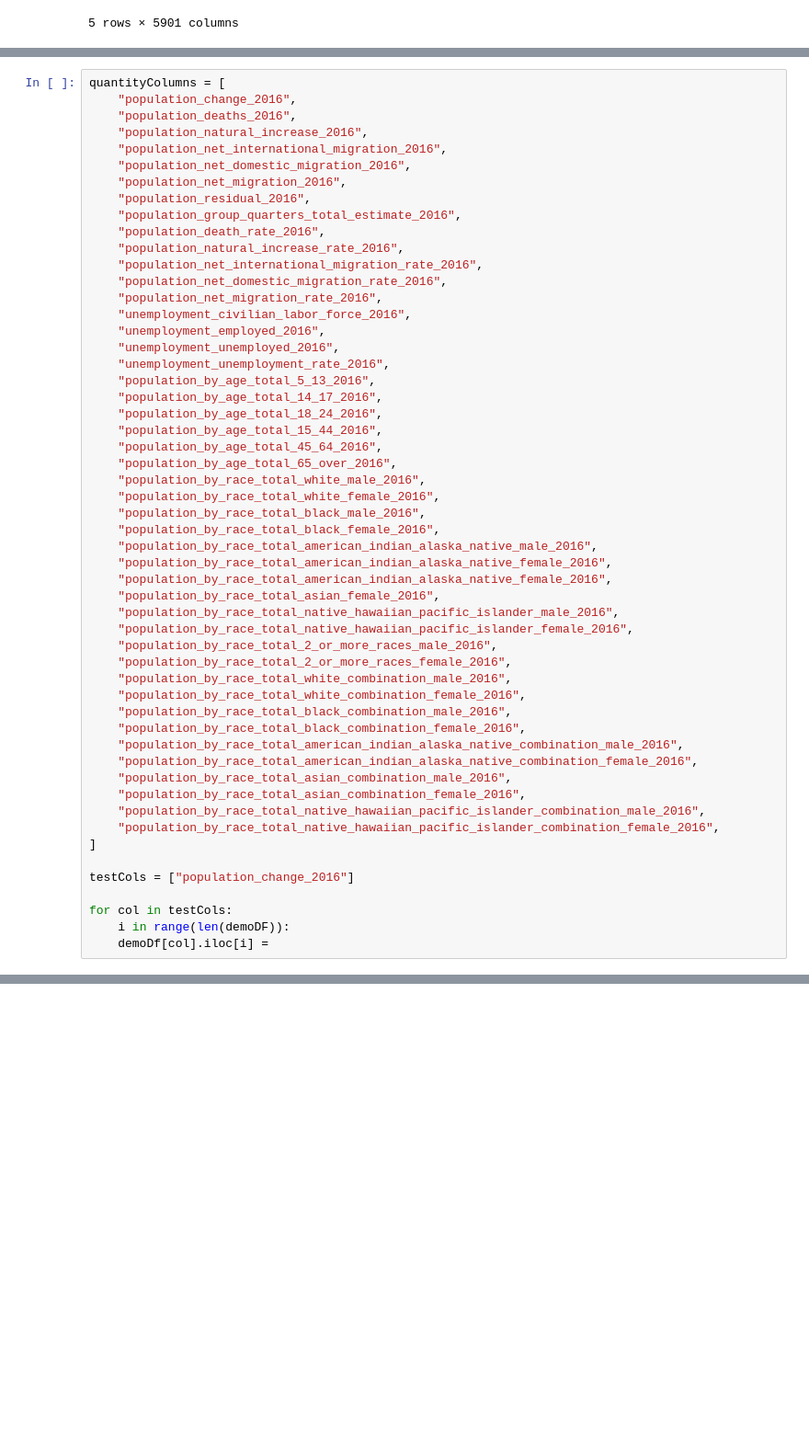
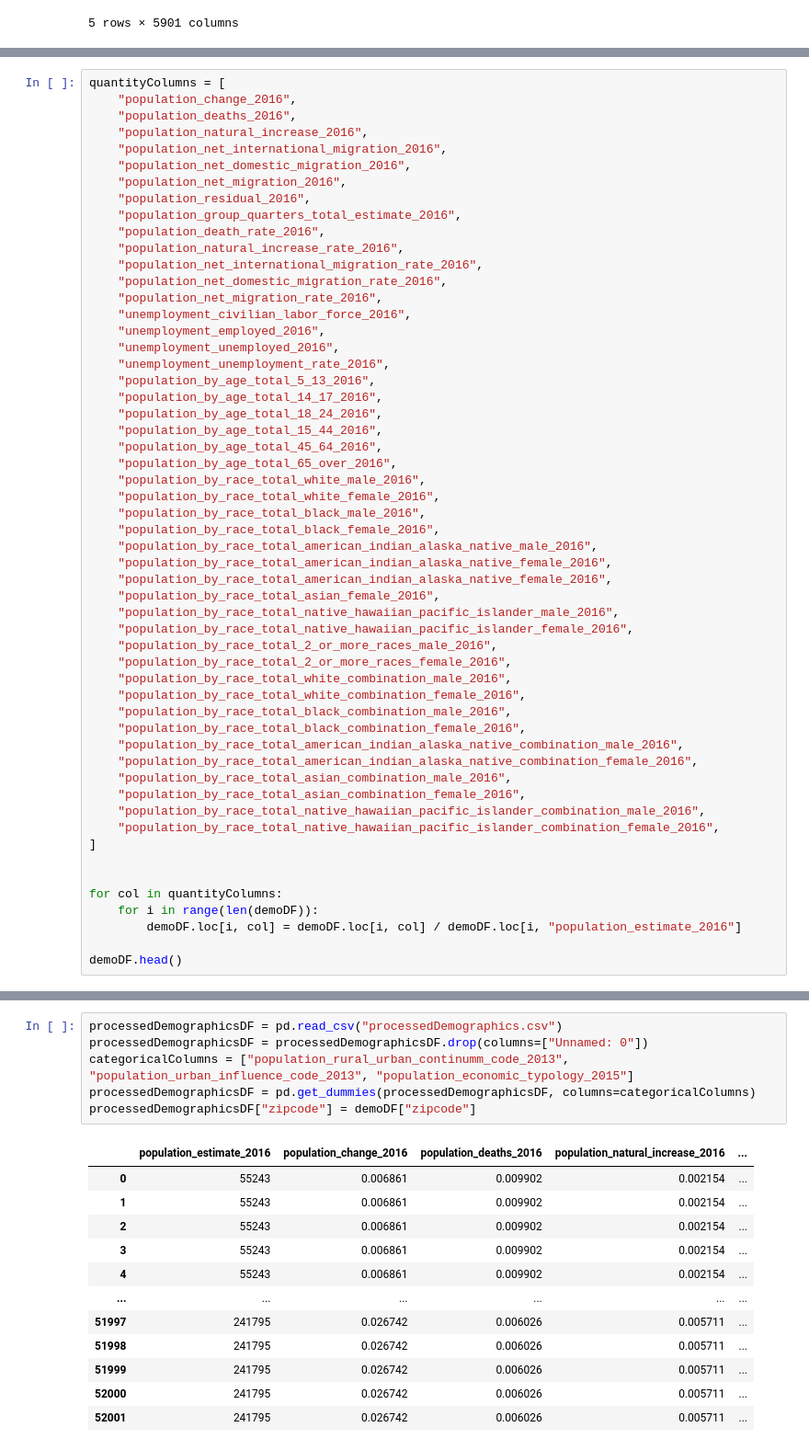
Before and after one commit to AlexBuchko/466Starbucks, a Jupyter notebook: main.ipynb, the cells around one changed output, grey strips where cells are left out. Shown at 92% size. Drawn from its saved outputs; the diff is of its cells as text; blank space fills up the shorter version.

```diff
--- a/main.ipynb
+++ b/main.ipynb
@@ -173,9 +174,10 @@ quantityColumns = [
     "population_by_race_total_native_hawaiian_pacific_islander_combination_female_2016",
 ]
 
-testCols = ["population_change_2016"]
 
-for col in testCols:
-    i in range(len(demoDF)):
-    demoDf[col].iloc[i] =
+for col in quantityColumns:
+    for i in range(len(demoDF)):
+        demoDF.loc[i, col] = demoDF.loc[i, col] / demoDF.loc[i, "population_estimate_2016"]
+
+demoDF.head()
 # %% [output]
@@ -197,0 +195,19 @@ Name: population_by_age_total_45_64_2016, Length: 52002, dtype: float64
+# %%
+processedDemographicsDF = pd.read_csv("processedDemographics.csv")
+processedDemographicsDF = processedDemographicsDF.drop(columns=["Unnamed: 0"])
+categoricalColumns = ["population_rural_urban_continumm_code_2013", "population_urban_influence_code_2013", "population_economic_typology_2015"]
+processedDemographicsDF = pd.get_dummies(processedDemographicsDF, columns=categoricalColumns)
+processedDemographicsDF["zipcode"] = demoDF["zipcode"]
+# %% [output]
+|  | population_estimate_2016 | population_change_2016 | population_deaths_2016 | population_natural_increase_2016 | ... |
+| 0 | 55243 | 0.006861 | 0.009902 | 0.002154 | ... |
+| 1 | 55243 | 0.006861 | 0.009902 | 0.002154 | ... |
+| 2 | 55243 | 0.006861 | 0.009902 | 0.002154 | ... |
+| 3 | 55243 | 0.006861 | 0.009902 | 0.002154 | ... |
+| 4 | 55243 | 0.006861 | 0.009902 | 0.002154 | ... |
+| ... | ... | ... | ... | ... | ... |
+| 51997 | 241795 | 0.026742 | 0.006026 | 0.005711 | ... |
+| 51998 | 241795 | 0.026742 | 0.006026 | 0.005711 | ... |
+| 51999 | 241795 | 0.026742 | 0.006026 | 0.005711 | ... |
+| 52000 | 241795 | 0.026742 | 0.006026 | 0.005711 | ... |
+| 52001 | 241795 | 0.026742 | 0.006026 | 0.005711 | ... |
```
Also changed, not shown: parts of 16 cells of this notebook, 1 other file.
